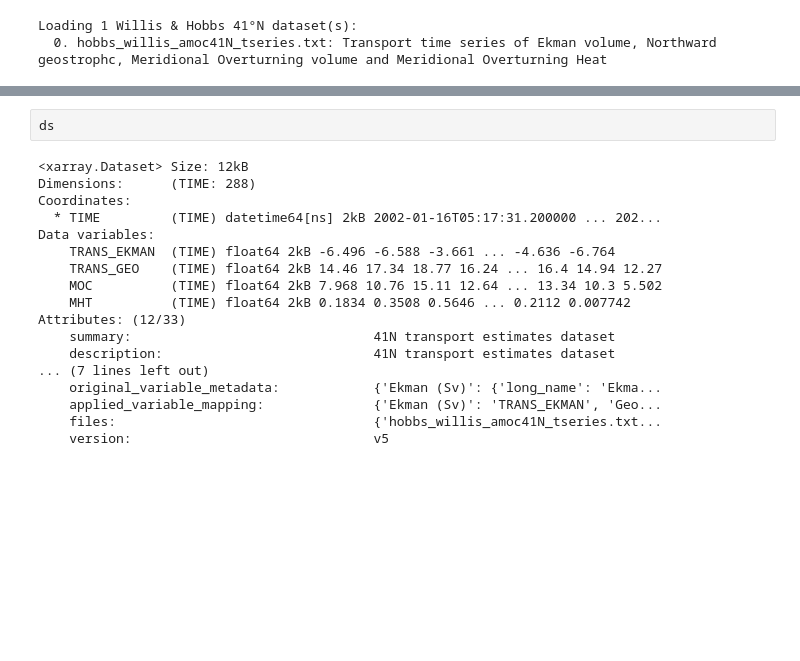
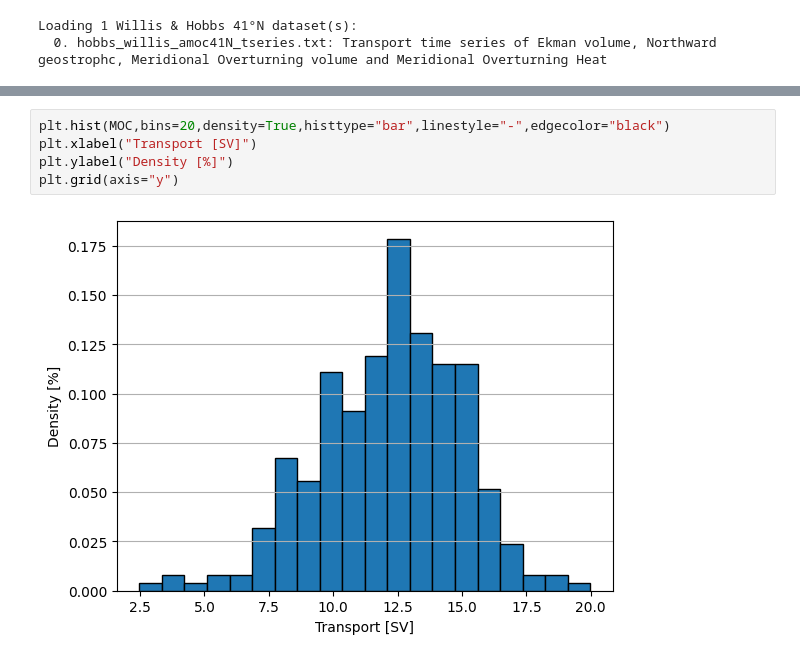
Before and after one commit to arvedlattekamp/arved-assignment2, a Jupyter notebook: notebooks/assignment1.ipynb, the cells around one changed output, grey strips where cells are left out. Drawn from its saved outputs; the diff is of its cells as text; blank space fills up the shorter version.

```diff
--- a/notebooks/assignment1.ipynb
+++ b/notebooks/assignment1.ipynb
@@ -23,23 +33,10 @@ plotting.plot_time_series(ds,"MOC")
-# %%
-ds
-# %% [output]
-<xarray.Dataset> Size: 12kB
-Dimensions:      (TIME: 288)
-Coordinates:
-  * TIME         (TIME) datetime64[ns] 2kB 2002-01-16T05:17:31.200000 ... 202...
-Data variables:
-    TRANS_EKMAN  (TIME) float64 2kB -6.496 -6.588 -3.661 ... -4.636 -6.764
-    TRANS_GEO    (TIME) float64 2kB 14.46 17.34 18.77 16.24 ... 16.4 14.94 12.27
-    MOC          (TIME) float64 2kB 7.968 10.76 15.11 12.64 ... 13.34 10.3 5.502
-    MHT          (TIME) float64 2kB 0.1834 0.3508 0.5646 ... 0.2112 0.007742
-Attributes: (12/33)
-    summary:                               41N transport estimates dataset
-    description:                           41N transport estimates dataset
-... (7 lines left out)
-    original_variable_metadata:            {'Ekman (Sv)': {'long_name': 'Ekma...
-    applied_variable_mapping:              {'Ekman (Sv)': 'TRANS_EKMAN', 'Geo...
-    files:                                 {'hobbs_willis_amoc41N_tseries.txt...
-    version:                               v5
+# %%
+plt.hist(MOC,bins=20,density=True,histtype="bar",linestyle="-",edgecolor="black")
+plt.xlabel("Transport [SV]")
+plt.ylabel("Density [%]")
+plt.grid(axis="y")
+# %% [output]
+[figure, added]
 # %%
 analysis.summary_stats(MOC)
 # %% [output]
```
Also changed, not shown: parts of 12 cells of this notebook, 5 other files.
